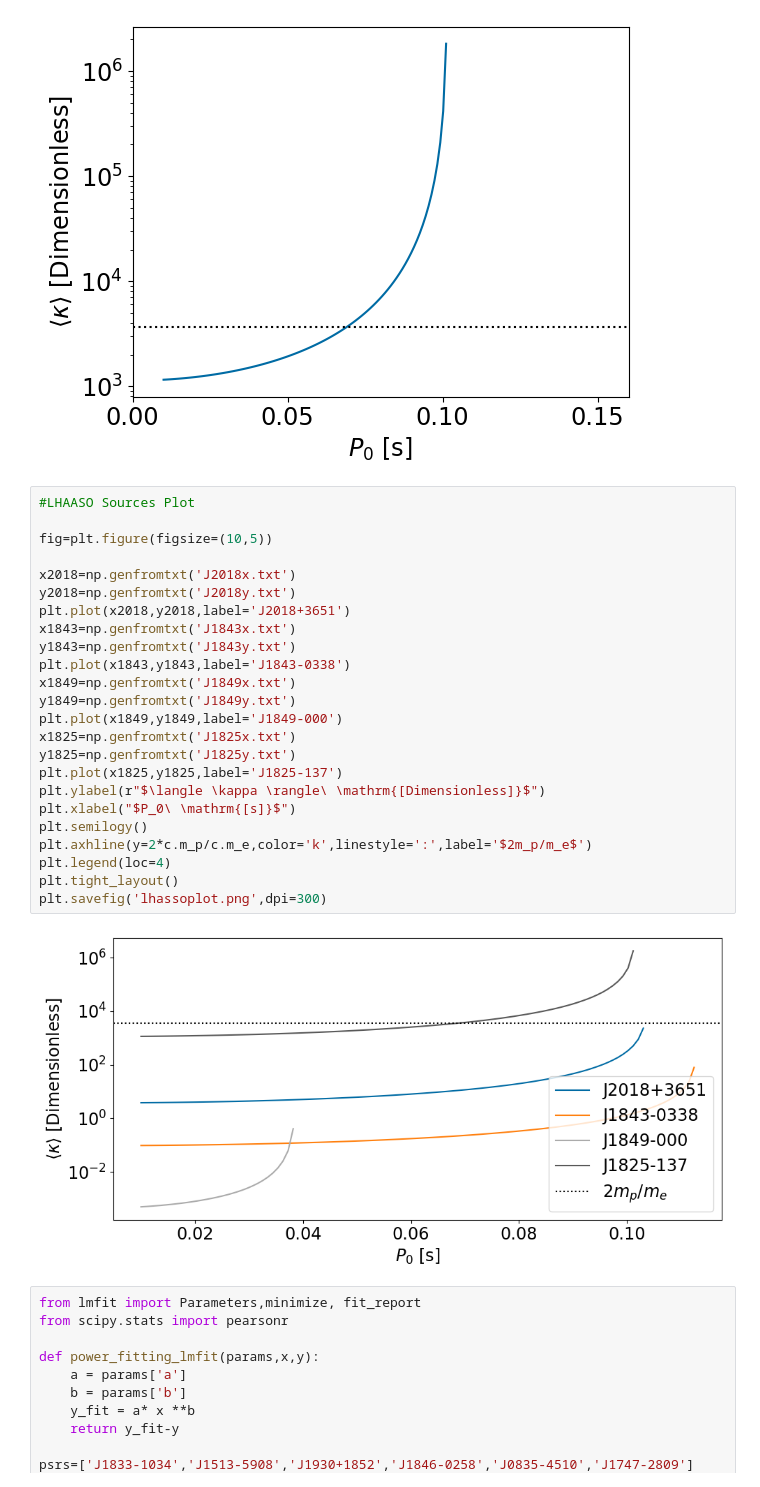
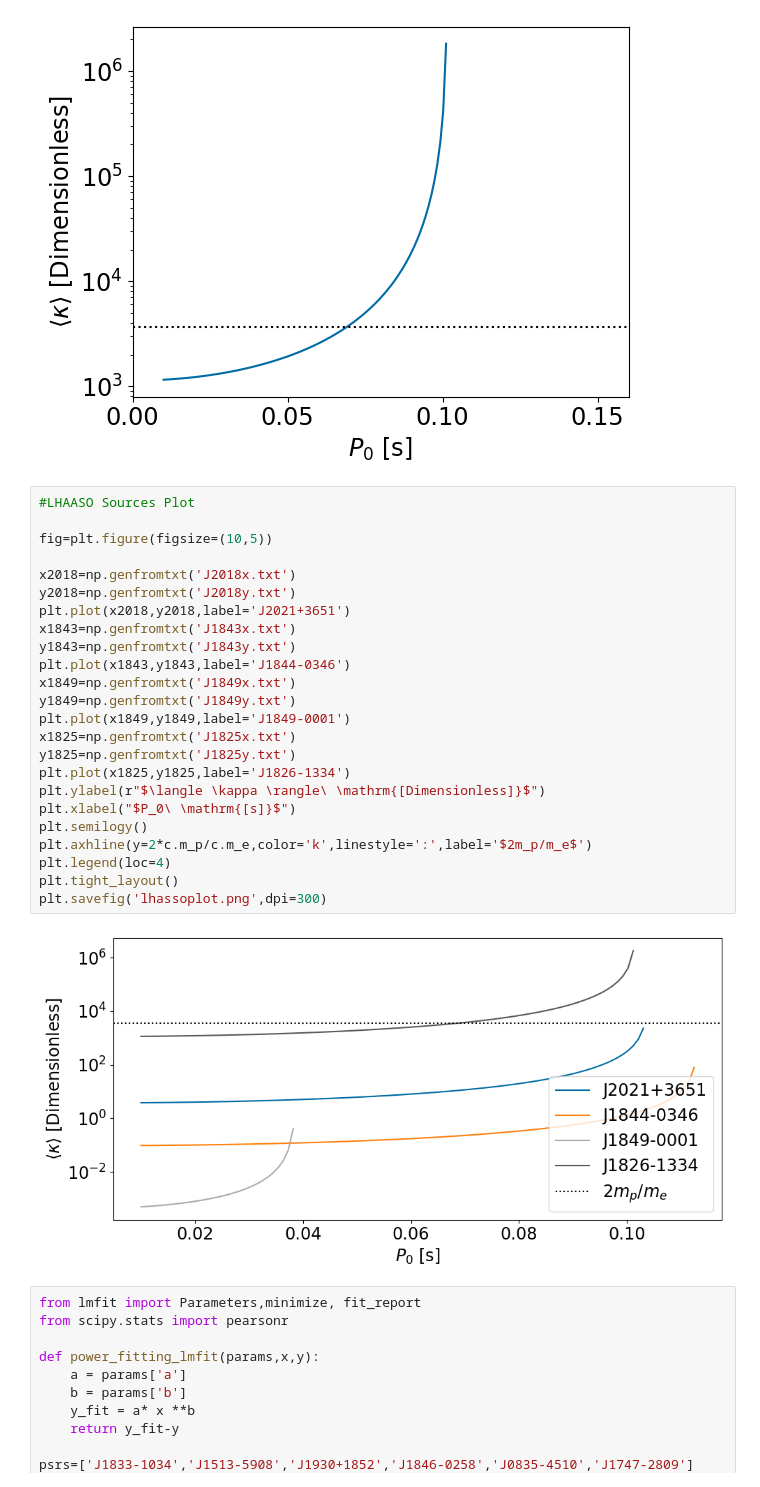
Before and after one commit to STSpencer/psrprops, a Jupyter notebook: PSR_PWN_Testing_giacintiedot.ipynb, the cells around one changed output. Cells and saved outputs as stored; diff of their text form.

```diff
--- a/PSR_PWN_Testing_giacintiedot.ipynb
+++ b/PSR_PWN_Testing_giacintiedot.ipynb
@@ -871,29 +973,29 @@ np.savetxt('J1825y.txt',k_p0[mask].value)
 # %%
 #LHAASO Sources Plot
 
 fig=plt.figure(figsize=(10,5))
 
 x2018=np.genfromtxt('J2018x.txt')
 y2018=np.genfromtxt('J2018y.txt')
-plt.plot(x2018,y2018,label='J2018+3651')
+plt.plot(x2018,y2018,label='J2021+3651')
 x1843=np.genfromtxt('J1843x.txt')
 y1843=np.genfromtxt('J1843y.txt')
-plt.plot(x1843,y1843,label='J1843-0338')
+plt.plot(x1843,y1843,label='J1844-0346')
 x1849=np.genfromtxt('J1849x.txt')
 y1849=np.genfromtxt('J1849y.txt')
-plt.plot(x1849,y1849,label='J1849-000')
+plt.plot(x1849,y1849,label='J1849-0001')
 x1825=np.genfromtxt('J1825x.txt')
 y1825=np.genfromtxt('J1825y.txt')
-plt.plot(x1825,y1825,label='J1825-137')
+plt.plot(x1825,y1825,label='J1826-1334')
 plt.ylabel(r"$\langle \kappa \rangle\ \mathrm{[Dimensionless]}$")
 plt.xlabel("$P_0\ \mathrm{[s]}$")
 plt.semilogy()
 plt.axhline(y=2*c.m_p/c.m_e,color='k',linestyle=':',label='$2m_p/m_e$')
 plt.legend(loc=4)
 plt.tight_layout()
 plt.savefig('lhassoplot.png',dpi=300)
 # %% [output]
-[figure, old version]
+[figure, new version]
 # %%
 from lmfit import Parameters,minimize, fit_report
 from scipy.stats import pearsonr
```
Also changed, not shown: parts of 7 cells of this notebook, 1 other file.
